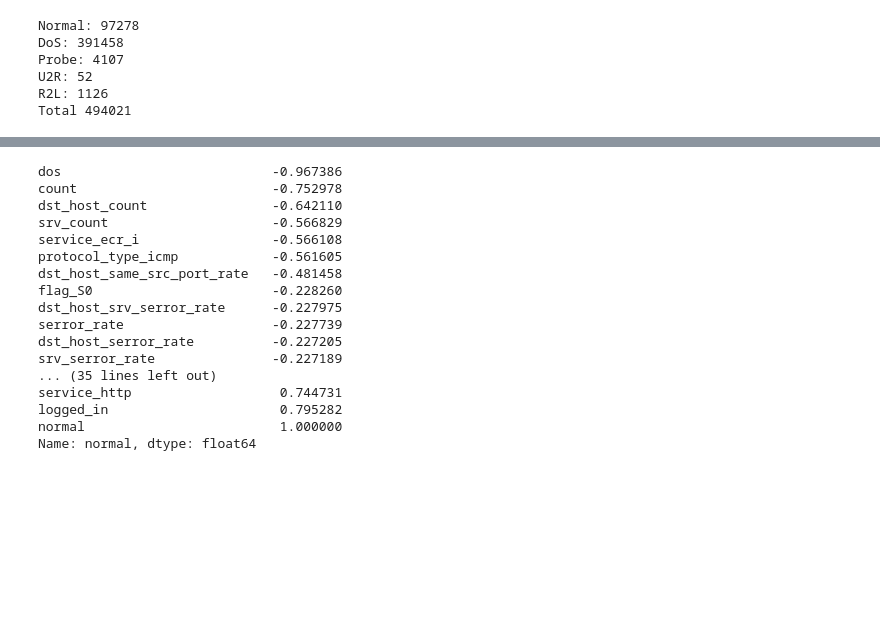
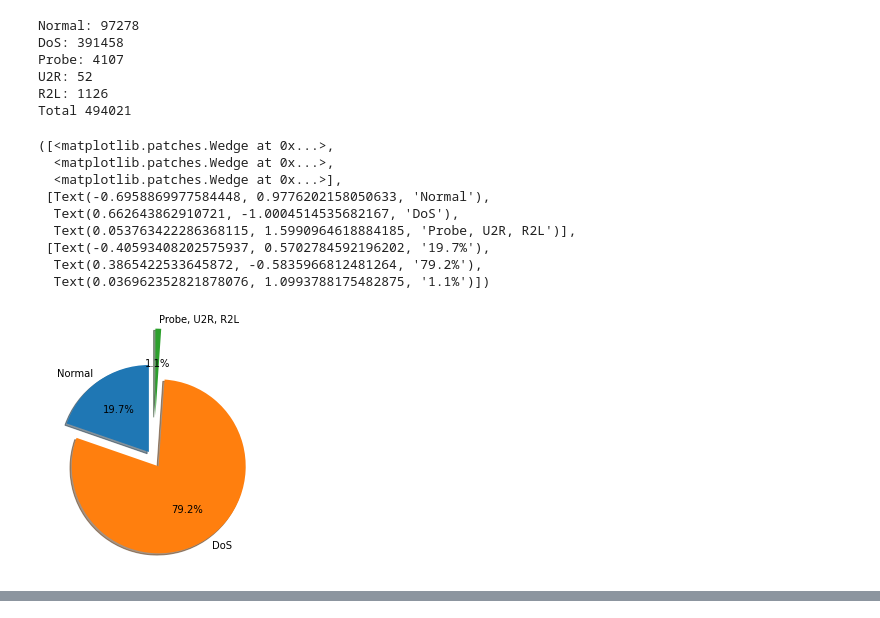
Before and after one commit to gabrielleviray/CMPE_209_Group_1_Project, a Jupyter notebook: data_cleanup_multi.ipynb, the cells around one changed output, grey strips where cells are left out. Cells and saved outputs as stored; diff of their text form; code cells hidden in the pictures; blank space fills up the shorter version.

```diff
--- a/data_cleanup_multi.ipynb
+++ b/data_cleanup_multi.ipynb
@@ -48,10 +71,11 @@ attack_type: ['normal.' 'buffer_overflow.' 'loadmodule.' 'perl.' 'neptune.' 'smu
  'warezmaster.' 'warezclient.' 'spy.' 'rootkit.']
 # %%
 kdd_multiclass = kdd.copy()
-dos = ['neptune.', 'land.', 'pod.', 'smurf.', 'teardrop.', 'back.', 'worm.', 'udpstorm.', 'processtable.', 'apache2.']
+dos   = ['neptune.', 'land.', 'pod.', 'smurf.', 'teardrop.', 'back.', 'worm.', 'udpstorm.', 'processtable.', 'apache2.']
 probe = ['ipsweep.','satan.','nmap.','portsweep.','mscan.','saint.']
-R2L = ['ftp_write.','guess_passwd.', 'imap.','multihop.','phf.','spy.','warezclient.','warezmaster.','snmpguess.','named.','xlock.','snmpgetattack.','httptunnel.','sendmail.']
-U2R = ['buffer_overflow.','loadmodule.','perl.','rootkit.','ps.','xterm.','sqlattack.']
+R2L   = ['ftp_write.','guess_passwd.', 'imap.','multihop.','phf.'
+         ,'spy.','warezclient.','warezmaster.','snmpguess.','named.','xlock.','snmpgetattack.','httptunnel.','sendmail.']
+U2R   = ['buffer_overflow.','loadmodule.','perl.','rootkit.','ps.','xterm.','sqlattack.']
 
 kdd_multiclass['attack_type'].values[kdd_multiclass['attack_type'].isin(dos)] = 'dos'
 kdd_multiclass['attack_type'].values[kdd_multiclass['attack_type'].isin(probe)] = 'probe'
@@ -106,11 +122,19 @@ kdd_multi_encoded['r2l'] = kdd_r2l
 # %%
-print("Normal:", kdd_normal[kdd_normal == 1 ].count())
-print("DoS:", kdd_dos[kdd_dos == 1 ].count())
-print("Probe:", kdd_probe[kdd_probe == 1 ].count())
-print("U2R:", kdd_u2r[kdd_u2r == 1 ].count())
-print("R2L:", kdd_r2l[kdd_r2l == 1 ].count())
+count_normal = kdd_normal[kdd_normal == 1 ].count()
+count_dos = kdd_dos[kdd_dos == 1 ].count()
+count_probe = kdd_probe[kdd_probe == 1 ].count()
+count_u2r = kdd_u2r[kdd_u2r == 1 ].count()
+count_r2l = kdd_r2l[kdd_r2l == 1 ].count()
+count_total = count_normal+count_dos+count_probe+count_u2r+count_r2l
+count_attacks = count_total - count_normal
 
-print("Total", 97278+391458+4107+52+1126)
+print("Normal:", count_normal)
+print("DoS:", count_dos)
+print("Probe:", count_probe)
+print("U2R:", count_u2r)
+print("R2L:", count_r2l)
+
+print("Total",count_total)
 # %% [output]
 Normal: 97278
 DoS: 391458
@@ -118,6 +142,24 @@ Probe: 4107
 U2R: 52
 R2L: 1126
 Total 494021
+# %%
+import matplotlib.pyplot as plt
+labels = 'Normal','DoS','Probe, U2R, R2L'
+sizes = [count_normal/count_total, count_dos/count_total, (count_probe+count_u2r+count_r2l)/count_total]
+explode = (0.1, 0.1, .5)
+fig1,ax1 = plt.subplots()
+ax1.pie(sizes, labels=labels, explode = explode, autopct='%1.1f%%',shadow=True, startangle=90)
+# %% [output]
+([<matplotlib.patches.Wedge at 0x...>,
+  <matplotlib.patches.Wedge at 0x...>,
+  <matplotlib.patches.Wedge at 0x...>],
+ [Text(-0.6958869977584448, 0.9776202158050633, 'Normal'),
+  Text(0.662643862910721, -1.0004514535682167, 'DoS'),
+  Text(0.053763422286368115, 1.5990964618884185, 'Probe, U2R, R2L')],
+ [Text(-0.40593408202575937, 0.5702784592196202, '19.7%'),
+  Text(0.3865422533645872, -0.5835966812481264, '79.2%'),
+  Text(0.036962352821878076, 1.0993788175482875, '1.1%')])
+[figure, added]
 # %%
 kdd_corr = kdd_multi_encoded.corr()
 # %%
@@ -161,23 +203,3 @@ corr_probe = corr_probe['probe']
 corr_u2r =  corr_u2r['u2r']
 corr_r2l = corr_r2l['r2l']
 corr_dos = corr_dos['dos']
-# %%
-corr_normal.info
-# %% [output]
-dos                           -0.967386
-count                         -0.752978
-dst_host_count                -0.642110
-srv_count                     -0.566829
-service_ecr_i                 -0.566108
-protocol_type_icmp            -0.561605
-dst_host_same_src_port_rate   -0.481458
-flag_S0                       -0.228260
-dst_host_srv_serror_rate      -0.227975
-serror_rate                   -0.227739
-dst_host_serror_rate          -0.227205
-srv_serror_rate               -0.227189
-... (35 lines left out)
-service_http                   0.744731
-logged_in                      0.795282
-normal                         1.000000
-Name: normal, dtype: float64
```
Also changed, not shown: parts of 18 cells of this notebook, 3 other files.
